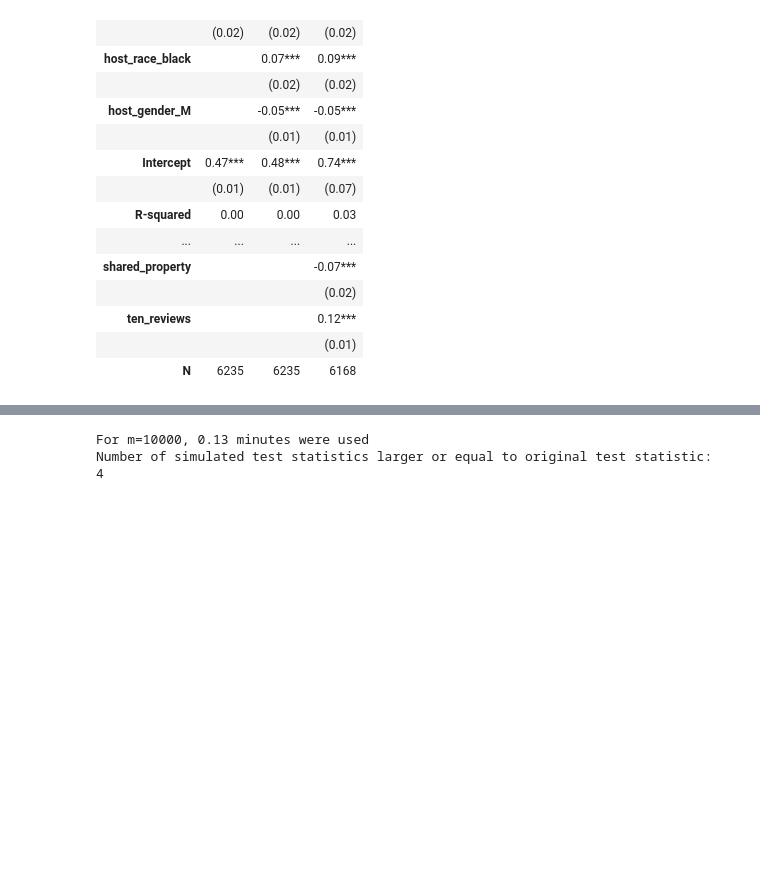
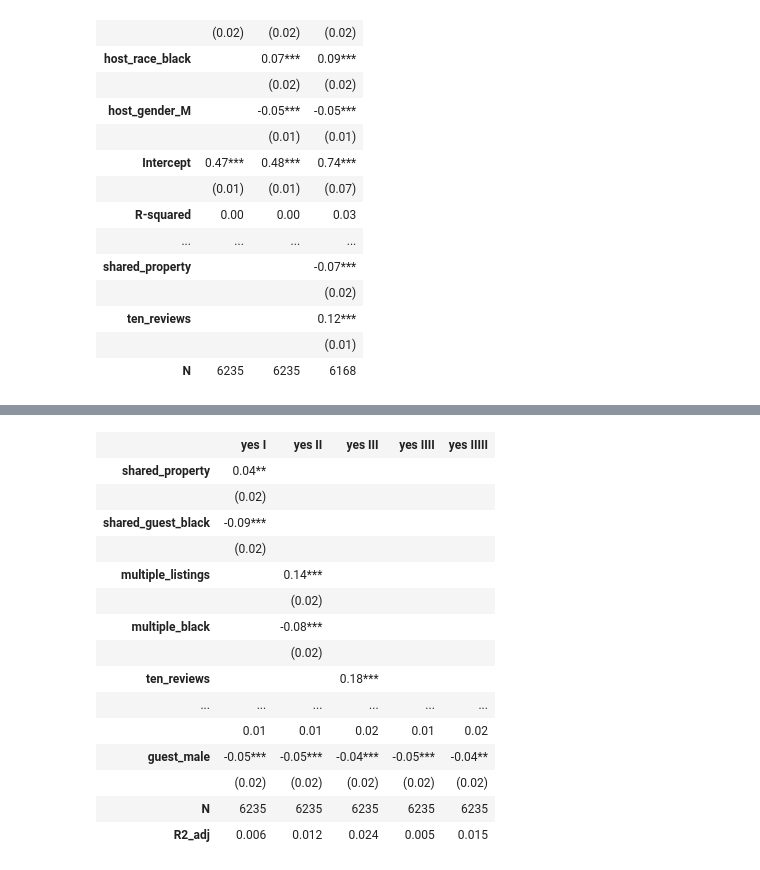
Before and after one commit to fmssn/airbnbdiscrimination, a Jupyter notebook: AirBnb.ipynb, the cells around one changed output, grey strips where cells are left out. Saved outputs shown, nothing was run; the diff lists cells and outputs as text; code cells hidden in the pictures; blank space fills up the shorter version.

Commit message:
Add more 'male' regressions. Moving and clean up of notebook.

```diff
--- a/AirBnb.ipynb
+++ b/AirBnb.ipynb
@@ -659,19 +647,47 @@ original_teststat
-# %%
-rng = np.random.default_rng()
-m = 10000
-count_le = 0 # Used for counting whether alternative test statistic is larger than orginal test statistic
-
-start_time = time.perf_counter()
-for i in range(0, m):
-    alt_perm = rng.permutation(bw_array) # Creates random alternative permutation
-    wcb, bcb = calc_yes(alt_perm, yes_array) # Sum of callbacks for groups
-    alt_t = fisher_teststat(bcb, wcb) # Fisher test for alternative permutation
-    if alt_t >= original_teststat:
-        count_le += 1
-
-total_time = time.perf_counter() - start_time
-print('For m={}, {:.2f} minutes were used '.format(m, total_time/60))
-print('Number of simulated test statistics larger or equal to original test statistic:\t', count_le)
-# %% [output]
-For m=10000, 0.13 minutes were used
-Number of simulated test statistics larger or equal to original test statistic:  4
+# %%
+# This extra df is created to jointly drop NA values including 'name_by_city'. Otherwise, as
+# 'name_by_city' is only called in the .fit() function, the length of it does not match the
+# exogenous variables from the model where NA values where already dropped.
+df_model = df[['yes','guest_male','name_by_city', 'shared_property', 'shared_guest_black',
+               'multiple_listings', 'multiple_black', 'ten_reviews', 'ten_reviews_black',
+              'young', 'young_black', 'any_black', 'any_black_gb']].dropna()
+
+
+model = smf.ols('yes ~ guest_male + shared_property + shared_guest_black', data=df_model)
+result1 = model.fit(cov_type='cluster', cov_kwds={'groups': df_model['name_by_city']})
+
+model = smf.ols('yes ~ guest_male + multiple_listings + multiple_black', data=df_model)
+result2 = model.fit(cov_type='cluster', cov_kwds={'groups': df_model['name_by_city']})
+
+model = smf.ols('yes ~ guest_male + ten_reviews + ten_reviews_black', data=df_model)
+result3 = model.fit(cov_type='cluster', cov_kwds={'groups': df_model['name_by_city']})
+
+model = smf.ols('yes ~ guest_male + young + young_black', data=df_model)
+result4 = model.fit(cov_type='cluster', cov_kwds={'groups': df_model['name_by_city']})
+
+model = smf.ols('yes ~ guest_male + any_black + any_black_gb', data=df_model)
+result5 = model.fit(cov_type='cluster', cov_kwds={'groups': df_model['name_by_city']})
+
+tble5 = summary_col([result1, result2, result3, result4, result5], stars=True, float_format='%.2f',
+                   regressor_order=['guest_black','shared_property', 'shared_guest_black',
+                        'multiple_listings', 'multiple_black', 'ten_reviews', 'ten_reviews_black',
+                        'young', 'young_black', 'any_black', 'any_black_gb'],
+                   info_dict={'N':lambda x: "{0:d}".format(int(x.nobs)),'R2_adj':lambda x: "{:.3f}".format(x.rsquared_adj)})
+tble5
+# %% [output]
+|  | yes I | yes II | yes III | yes IIII | yes IIIII |
+| shared_property | 0.04** |  |  |  |  |
+|  | (0.02) |  |  |  |  |
+| shared_guest_black | -0.09*** |  |  |  |  |
+|  | (0.02) |  |  |  |  |
+| multiple_listings |  | 0.14*** |  |  |  |
+|  |  | (0.02) |  |  |  |
+| multiple_black |  | -0.08*** |  |  |  |
+|  |  | (0.02) |  |  |  |
+| ten_reviews |  |  | 0.18*** |  |  |
+| ... | ... | ... | ... | ... | ... |
+|  | 0.01 | 0.01 | 0.02 | 0.01 | 0.02 |
+| guest_male | -0.05*** | -0.05*** | -0.04*** | -0.05*** | -0.04** |
+|  | (0.02) | (0.02) | (0.02) | (0.02) | (0.02) |
+| N | 6235 | 6235 | 6235 | 6235 | 6235 |
+| R2_adj | 0.006 | 0.012 | 0.024 | 0.005 | 0.015 |
```
Also changed, not shown: parts of 16 cells of this notebook.
